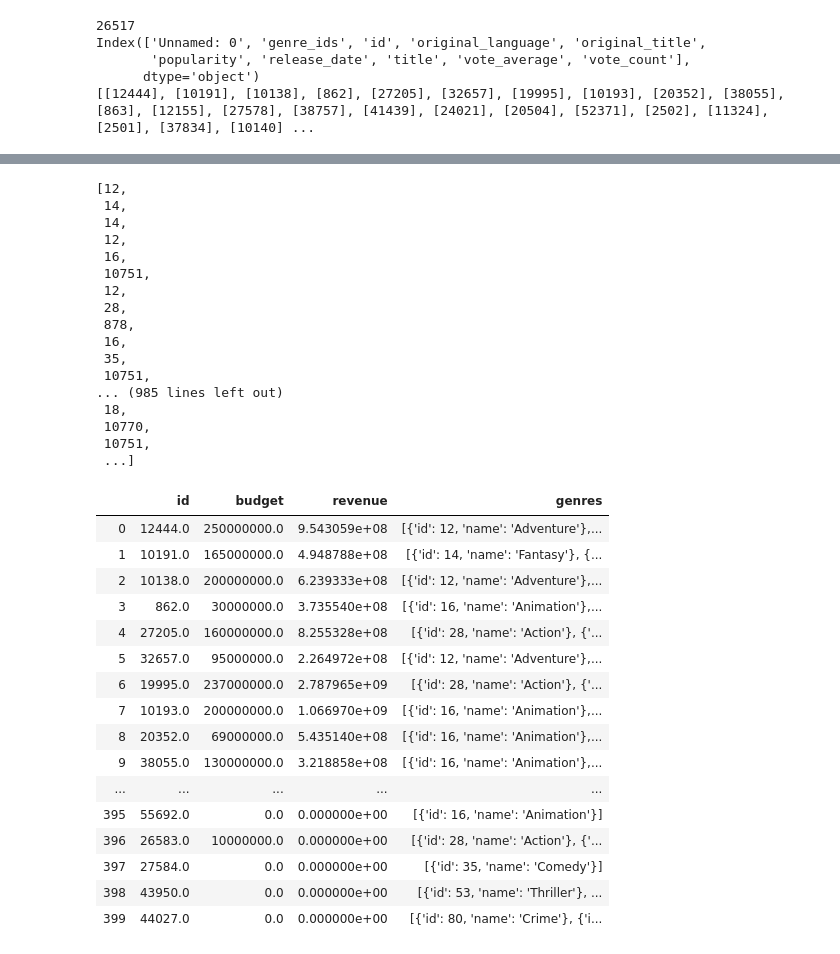
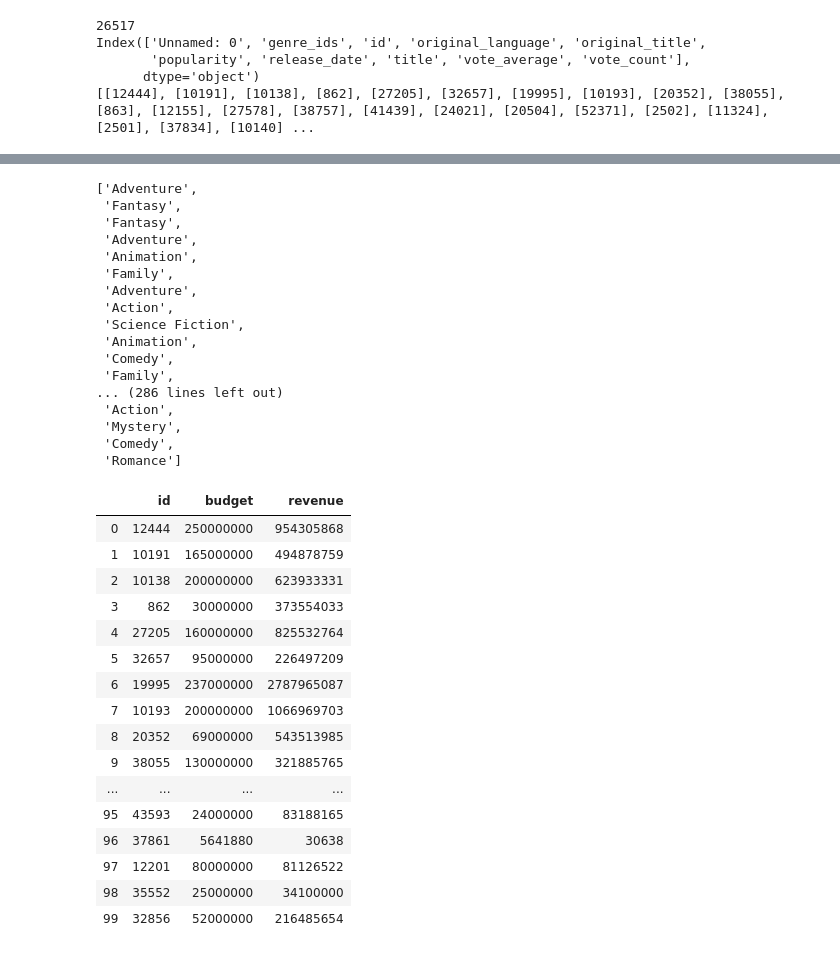
Before and after one commit to jhusney1/dsc-mod-1-project-v2-1-onl01-dtsc-ft-070620, a Jupyter notebook: student.ipynb, the cells around one changed output, grey strips where cells are left out. Saved outputs shown, nothing was run; the diff lists cells and outputs as text; code cells hidden in the pictures.

Commit message:
got rough sample data and created bar chart for genres

```diff
--- a/student.ipynb
+++ b/student.ipynb
@@ -33,7 +40,7 @@ Index(['Unnamed: 0', 'genre_ids', 'id', 'original_language', 'original_title',
 # Getting so far info about 1000 movies based on 1000 id's that I got from dataset I was given
 # There are 26 thousand movies but it takes very long
 movie_info = []
-for id_ in movie_ids[:1000]:
+for id_ in movie_ids[:100]:
     url = f"https://api.themoviedb.org/3/movie/{id_[0]}?api_key=34017996022f64249a86491295577f6b&language=en-US"
     response = requests.get(url)
     movie_info.append(response.json())
@@ -70,2 +114,2 @@ Series([], Name: release_date, dtype: bool)
 # %%
-df = df.drop([182,864])
+# df = df.drop([182])
@@ -116,44 +121,45 @@ pysqldf = lambda q: sqldf(q, globals())
 genres = []
 for item in df['genres']:
     for genre in item:
-        genres.append(genre['id'])
+        genres.append(genre['name'])
 genres
+#df['genres'][0][0]['id']
 # %% [output]
-[12,
- 14,
- 14,
- 12,
- 16,
- 10751,
- 12,
- 28,
- 878,
- 16,
- 35,
- 10751,
-... (985 lines left out)
- 18,
- 10770,
- 10751,
- ...]
+['Adventure',
+ 'Fantasy',
+ 'Fantasy',
+ 'Adventure',
+ 'Animation',
+ 'Family',
+ 'Adventure',
+ 'Action',
+ 'Science Fiction',
+ 'Animation',
+ 'Comedy',
+ 'Family',
+... (286 lines left out)
+ 'Action',
+ 'Mystery',
+ 'Comedy',
+ 'Romance']
 # %%
-profit_by_genre = df.loc[:,['id','budget', 'revenue', 'genres']]
+profit_by_genre = df.loc[:,['id','budget', 'revenue']]
 profit_by_genre
 # %% [output]
-|  | id | budget | revenue | genres |
-| 0 | 12444.0 | 250000000.0 | 9.543059e+08 | [{'id': 12, 'name': 'Adventure'},... |
-| 1 | 10191.0 | 165000000.0 | 4.948788e+08 | [{'id': 14, 'name': 'Fantasy'}, {... |
-| 2 | 10138.0 | 200000000.0 | 6.239333e+08 | [{'id': 12, 'name': 'Adventure'},... |
-| 3 | 862.0 | 30000000.0 | 3.735540e+08 | [{'id': 16, 'name': 'Animation'},... |
-| 4 | 27205.0 | 160000000.0 | 8.255328e+08 | [{'id': 28, 'name': 'Action'}, {'... |
-| 5 | 32657.0 | 95000000.0 | 2.264972e+08 | [{'id': 12, 'name': 'Adventure'},... |
-| 6 | 19995.0 | 237000000.0 | 2.787965e+09 | [{'id': 28, 'name': 'Action'}, {'... |
-| 7 | 10193.0 | 200000000.0 | 1.066970e+09 | [{'id': 16, 'name': 'Animation'},... |
-| 8 | 20352.0 | 69000000.0 | 5.435140e+08 | [{'id': 16, 'name': 'Animation'},... |
-| 9 | 38055.0 | 130000000.0 | 3.218858e+08 | [{'id': 16, 'name': 'Animation'},... |
-| ... | ... | ... | ... | ... |
-| 395 | 55692.0 | 0.0 | 0.000000e+00 | [{'id': 16, 'name': 'Animation'}] |
-| 396 | 26583.0 | 10000000.0 | 0.000000e+00 | [{'id': 28, 'name': 'Action'}, {'... |
-| 397 | 27584.0 | 0.0 | 0.000000e+00 | [{'id': 35, 'name': 'Comedy'}] |
-| 398 | 43950.0 | 0.0 | 0.000000e+00 | [{'id': 53, 'name': 'Thriller'}, ... |
-| 399 | 44027.0 | 0.0 | 0.000000e+00 | [{'id': 80, 'name': 'Crime'}, {'i... |
+|  | id | budget | revenue |
+| 0 | 12444 | 250000000 | 954305868 |
+| 1 | 10191 | 165000000 | 494878759 |
+| 2 | 10138 | 200000000 | 623933331 |
+| 3 | 862 | 30000000 | 373554033 |
+| 4 | 27205 | 160000000 | 825532764 |
+| 5 | 32657 | 95000000 | 226497209 |
+| 6 | 19995 | 237000000 | 2787965087 |
+| 7 | 10193 | 200000000 | 1066969703 |
+| 8 | 20352 | 69000000 | 543513985 |
+| 9 | 38055 | 130000000 | 321885765 |
+| ... | ... | ... | ... |
+| 95 | 43593 | 24000000 | 83188165 |
+| 96 | 37861 | 5641880 | 30638 |
+| 97 | 12201 | 80000000 | 81126522 |
+| 98 | 35552 | 25000000 | 34100000 |
+| 99 | 32856 | 52000000 | 216485654 |
```
Also changed, not shown: parts of 26 cells of this notebook.
